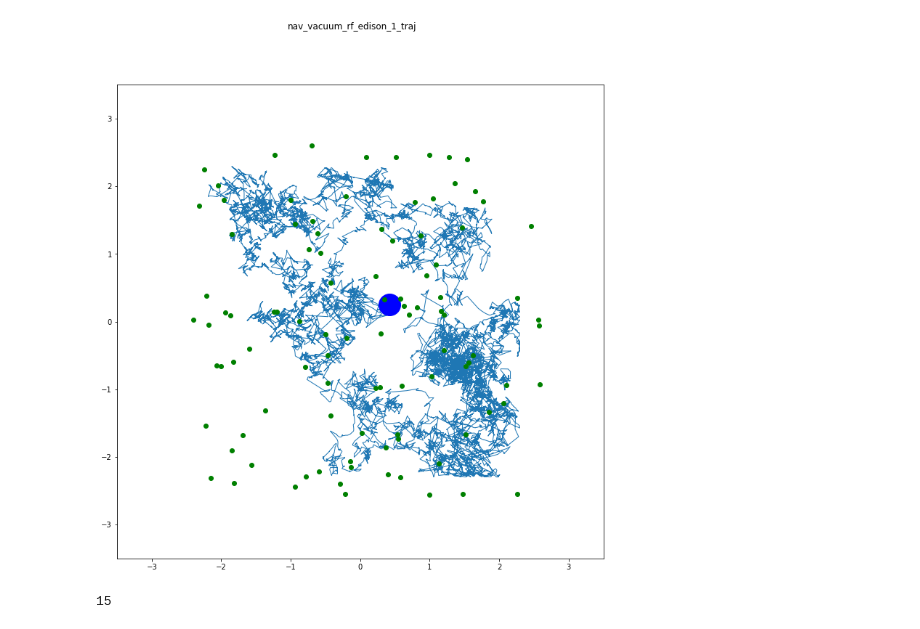
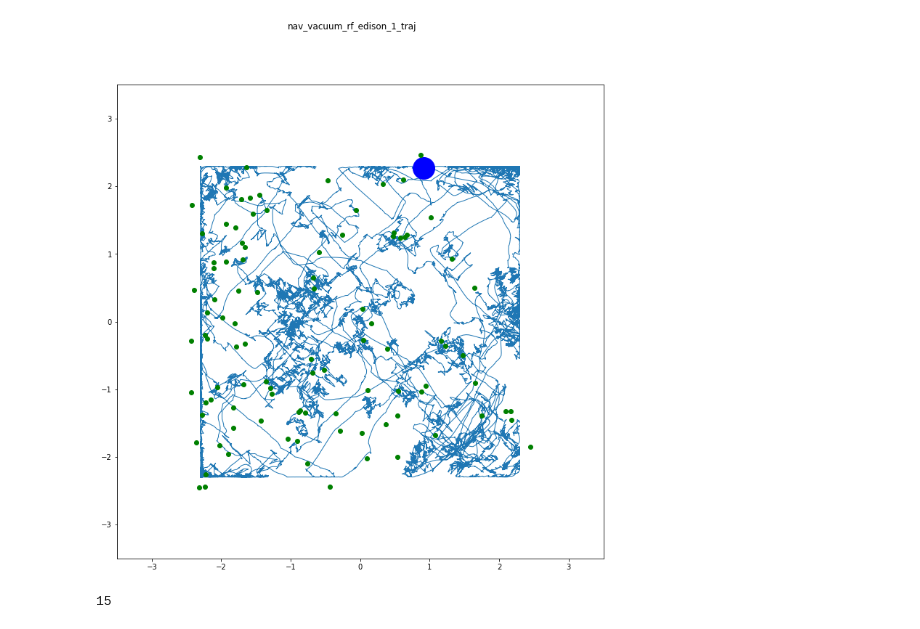
Before and after one commit to externalhardrive/mobilemanipulation-tf2, a Jupyter notebook: dataset/animate_traj.ipynb, the cells around one changed output. Saved outputs shown, nothing was run; the diff lists cells and outputs as text; code cells hidden in the pictures.

```diff
--- a/dataset/animate_traj.ipynb
+++ b/dataset/animate_traj.ipynb
@@ -33,7 +33,9 @@ from IPython.display import HTML
 # process()
 # %%
 def traj_path(i):
-    return os.path.join('../nohup_output/nav_vacuum_perturbation_edison_1_traj', f'trajectory_186460_{i}.npy')
+#     return os.path.join('../nohup_output/nav_vacuum_perturbation_edison_1_traj', f'trajectory_186460_{i}.npy')
+#     return os.path.join('../nohup_output/nav_vacuum_perturbation_edison_3_traj', f'trajectory_538151_{i}.npy')
+    return os.path.join('../nohup_output/nav_vacuum_rf_edison_1_traj', f'trajectory_49032_{i}.npy')
 
 path_len = 1000
 
@@ -78,39 +80,39 @@ def init():
     return line,
 
 t_start = 0
-t_end = 69000
-t_step = 100
+t_end = 200000
+t_step = 1000
 t_draw_step = 1
 
 x = []
 y = []
 
 def animate(i):
     path = traj_range(i * t_step, (i + 1) * t_step)
     x.extend(path[::t_draw_step, 0].tolist())
     y.extend(path[::t_draw_step, 1].tolist())
     line.set_data(x, y)
     dot.set_data([x[-1]], [y[-1]])
 
     for t in range((i + 1) * t_step - 1, i * t_step - 1, -1):
         obj_pos = traj_object_at(t)
         if obj_pos is not None:
             objs.set_data(obj_pos[:, 0], obj_pos[:, 1])
             break
 
     return line,
 
 import time
 
 start = time.time()
 
 # anim = FuncAnimation(fig, animate, init_func=init, frames=200, interval=20, blit=True)
 anim = FuncAnimation(fig, animate, init_func=init, frames=t_end//t_step, interval=75, blit=True)
 HTML(anim.to_html5_video())
 # anim.save("../nohup_output/nav_vacuum_rf_edison_1_traj.mp4")
 # %% [output]
 [interactive output not drawn]
-[figure, old version]
+[figure, new version]
 # %%
 # %% [output]
 15
```
Also changed, not shown: 8 other files.
